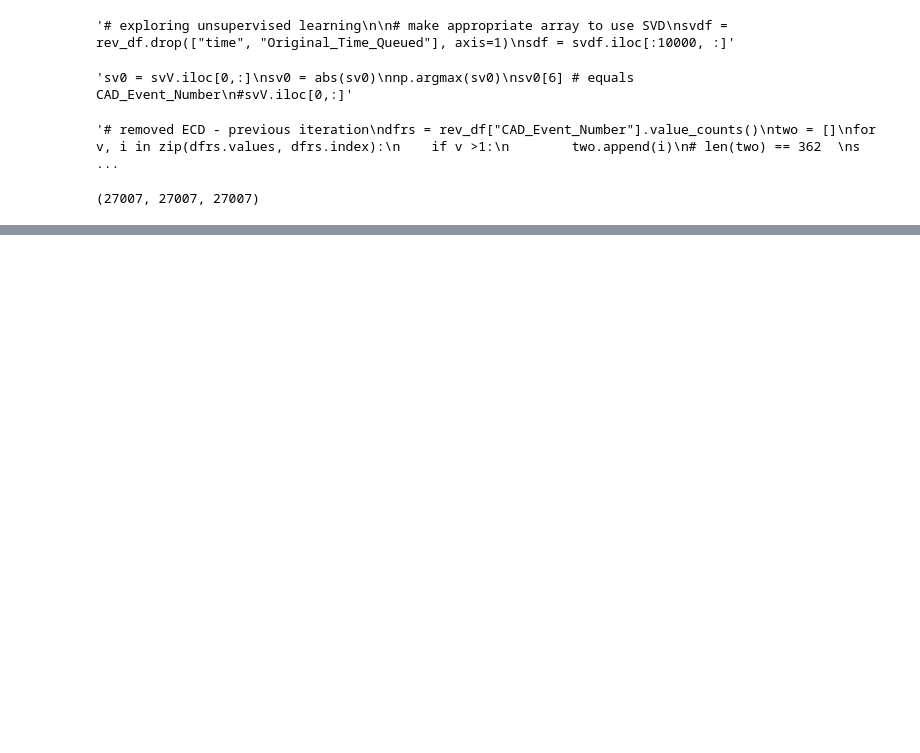
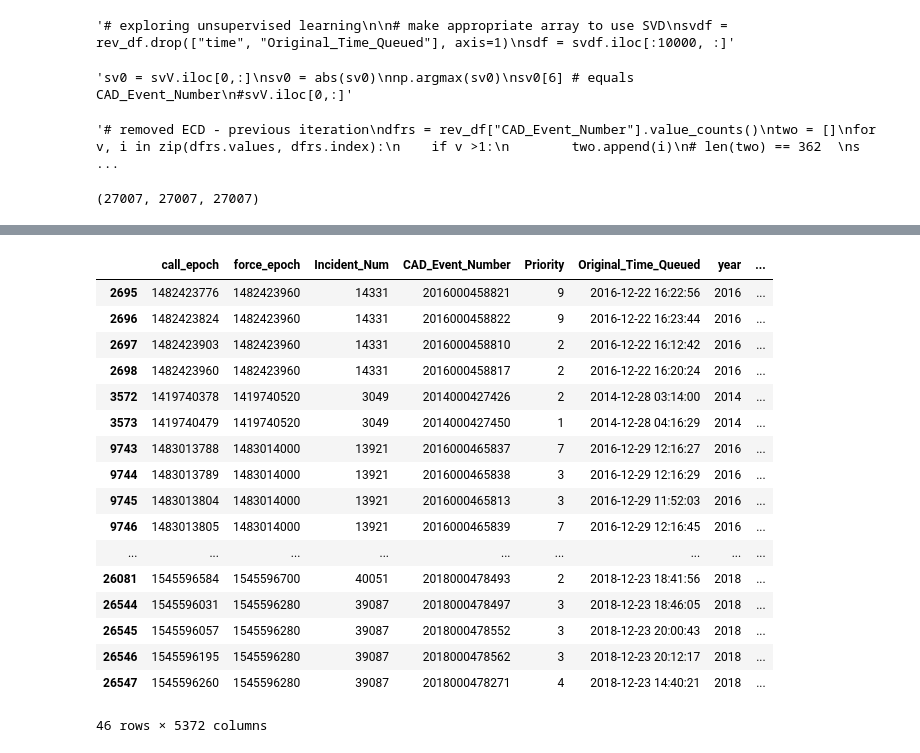
Before and after one commit to SarahMBurgart/use-of-force, a Jupyter notebook: EDA.ipynb, the cells around one changed output, grey strips where cells are left out. Drawn from its saved outputs; the diff is of its cells as text; code cells hidden in the pictures; blank space fills up the shorter version.

```diff
--- a/EDA.ipynb
+++ b/EDA.ipynb
@@ -375,0 +554,21 @@ Index(['Precinct_W', 'Race_Black or African American', 'Race_White',
+# %%
+force3[force3.month == 12]
+# %% [output]
+|  | call_epoch | force_epoch | Incident_Num | CAD_Event_Number | Priority | Original_Time_Queued | year | ... |
+| 2695 | 1482423776 | 1482423960 | 14331 | 2016000458821 | 9 | 2016-12-22 16:22:56 | 2016 | ... |
+| 2696 | 1482423824 | 1482423960 | 14331 | 2016000458822 | 9 | 2016-12-22 16:23:44 | 2016 | ... |
+| 2697 | 1482423903 | 1482423960 | 14331 | 2016000458810 | 2 | 2016-12-22 16:12:42 | 2016 | ... |
+| 2698 | 1482423960 | 1482423960 | 14331 | 2016000458817 | 2 | 2016-12-22 16:20:24 | 2016 | ... |
+| 3572 | 1419740378 | 1419740520 | 3049 | 2014000427426 | 2 | 2014-12-28 03:14:00 | 2014 | ... |
+| 3573 | 1419740479 | 1419740520 | 3049 | 2014000427450 | 1 | 2014-12-28 04:16:29 | 2014 | ... |
+| 9743 | 1483013788 | 1483014000 | 13921 | 2016000465837 | 7 | 2016-12-29 12:16:27 | 2016 | ... |
+| 9744 | 1483013789 | 1483014000 | 13921 | 2016000465838 | 3 | 2016-12-29 12:16:29 | 2016 | ... |
+| 9745 | 1483013804 | 1483014000 | 13921 | 2016000465813 | 3 | 2016-12-29 11:52:03 | 2016 | ... |
+| 9746 | 1483013805 | 1483014000 | 13921 | 2016000465839 | 7 | 2016-12-29 12:16:45 | 2016 | ... |
+| ... | ... | ... | ... | ... | ... | ... | ... | ... |
+| 26081 | 1545596584 | 1545596700 | 40051 | 2018000478493 | 2 | 2018-12-23 18:41:56 | 2018 | ... |
+| 26544 | 1545596031 | 1545596280 | 39087 | 2018000478497 | 3 | 2018-12-23 18:46:05 | 2018 | ... |
+| 26545 | 1545596057 | 1545596280 | 39087 | 2018000478552 | 3 | 2018-12-23 20:00:43 | 2018 | ... |
+| 26546 | 1545596195 | 1545596280 | 39087 | 2018000478562 | 3 | 2018-12-23 20:12:17 | 2018 | ... |
+| 26547 | 1545596260 | 1545596280 | 39087 | 2018000478271 | 4 | 2018-12-23 14:40:21 | 2018 | ... |
+46 rows × 5372 columns
```
Also changed, not shown: parts of 45 cells of this notebook.
